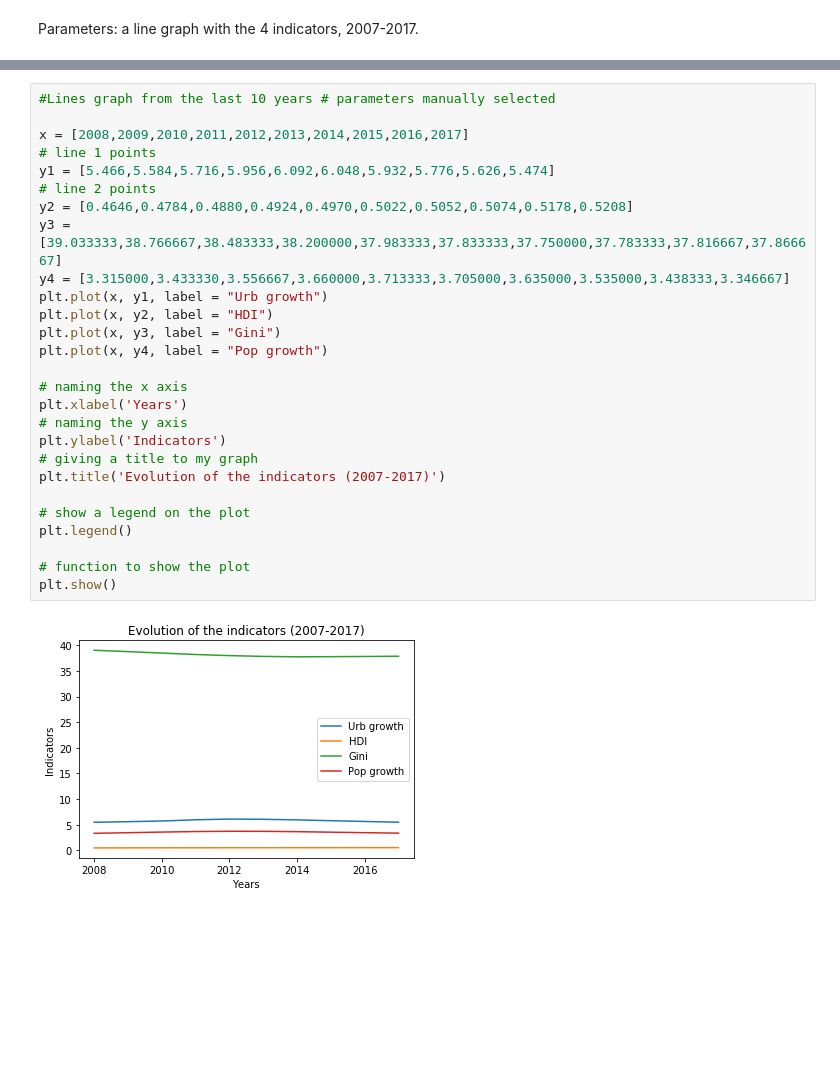
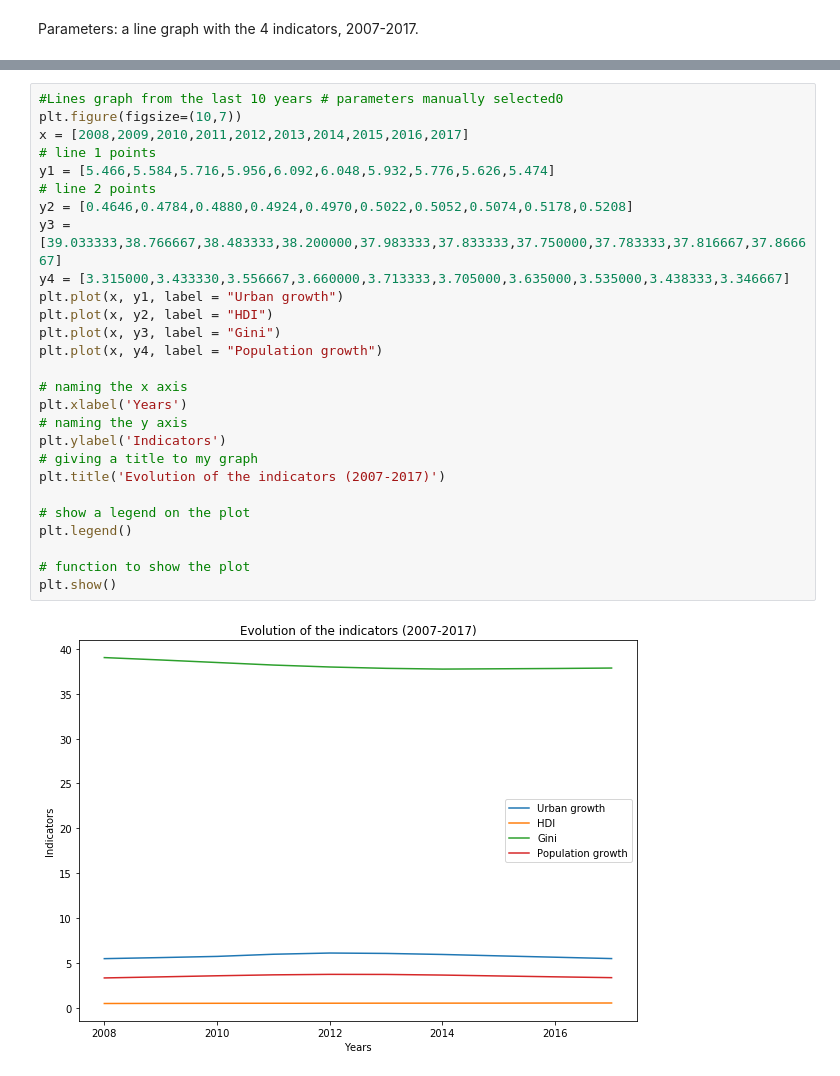
Before and after one commit to KC2016/Regional-Growth-Gapminder, a Jupyter notebook: Project2-KC.ipynb, the cells around one changed output, grey strips where cells are left out. Drawn from its saved outputs; the diff is of its cells as text; blank space fills up the shorter version.

```diff
--- a/Project2-KC.ipynb
+++ b/Project2-KC.ipynb
@@ -630,31 +822,31 @@ Parameters: a line graph with the 4 indicators, 2007-2017.<br>
 # %%
-#Lines graph from the last 10 years # parameters manually selected
-
+#Lines graph from the last 10 years # parameters manually selected0
+plt.figure(figsize=(10,7))
 x = [2008,2009,2010,2011,2012,2013,2014,2015,2016,2017]
 # line 1 points
 y1 = [5.466,5.584,5.716,5.956,6.092,6.048,5.932,5.776,5.626,5.474]
 # line 2 points
 y2 = [0.4646,0.4784,0.4880,0.4924,0.4970,0.5022,0.5052,0.5074,0.5178,0.5208]
 y3 = [39.033333,38.766667,38.483333,38.200000,37.983333,37.833333,37.750000,37.783333,37.816667,37.866667]
 y4 = [3.315000,3.433330,3.556667,3.660000,3.713333,3.705000,3.635000,3.535000,3.438333,3.346667]
-plt.plot(x, y1, label = "Urb growth")
+plt.plot(x, y1, label = "Urban growth")
 plt.plot(x, y2, label = "HDI")
 plt.plot(x, y3, label = "Gini")
-plt.plot(x, y4, label = "Pop growth")
+plt.plot(x, y4, label = "Population growth")
 
 # naming the x axis
 plt.xlabel('Years')
 # naming the y axis
 plt.ylabel('Indicators')
 # giving a title to my graph
 plt.title('Evolution of the indicators (2007-2017)')
 
 # show a legend on the plot
 plt.legend()
 
 # function to show the plot
 plt.show()
 # %% [output]
-[figure, old version]
+[figure, new version]
 # %% [markdown]
 ### Findings:
```
Also changed, not shown: parts of 46 cells of this notebook.
